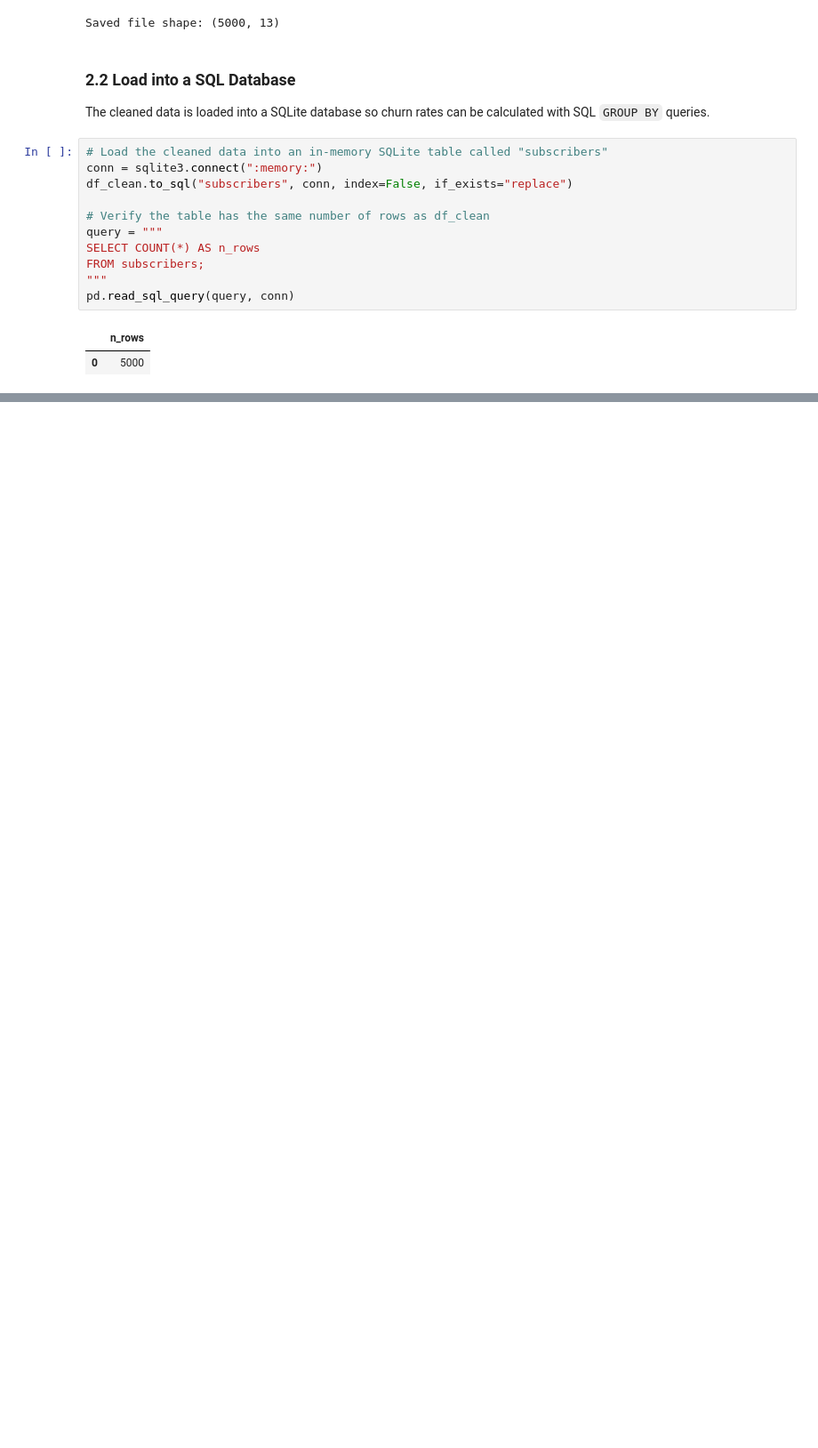
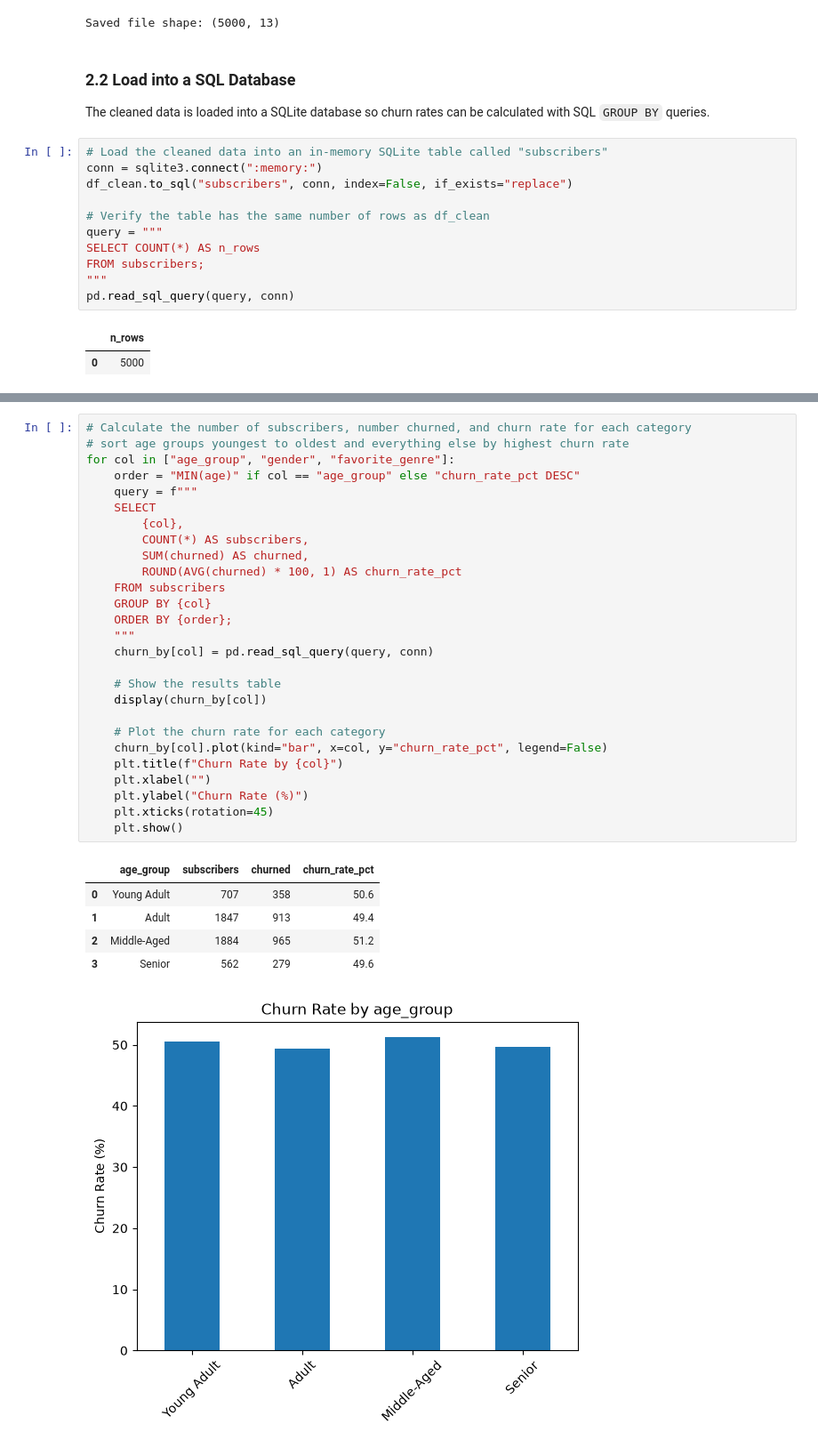
Before and after one commit to CS122-04-FA26/netflix-churn-analysis, a Jupyter notebook: notebooks/netflix_churn_analysis.ipynb, the cells around one changed output, grey strips where cells are left out. Shown at 89% size. Saved outputs shown, nothing was run; the diff lists cells and outputs as text; blank space fills up the shorter version.

```diff
--- a/notebooks/netflix_churn_analysis.ipynb
+++ b/notebooks/netflix_churn_analysis.ipynb
@@ -276,0 +436,34 @@ pd.read_sql_query(query, conn)
+# %%
+# Calculate the number of subscribers, number churned, and churn rate for each category
+# sort age groups youngest to oldest and everything else by highest churn rate
+for col in ["age_group", "gender", "favorite_genre"]:
+    order = "MIN(age)" if col == "age_group" else "churn_rate_pct DESC"
+    query = f"""
+    SELECT
+        {col},
+        COUNT(*) AS subscribers,
+        SUM(churned) AS churned,
+        ROUND(AVG(churned) * 100, 1) AS churn_rate_pct
+    FROM subscribers
+    GROUP BY {col}
+    ORDER BY {order};
+    """
+    churn_by[col] = pd.read_sql_query(query, conn)
+
+    # Show the results table
+    display(churn_by[col])
+
+    # Plot the churn rate for each category
+    churn_by[col].plot(kind="bar", x=col, y="churn_rate_pct", legend=False)
+    plt.title(f"Churn Rate by {col}")
+    plt.xlabel("")
+    plt.ylabel("Churn Rate (%)")
+    plt.xticks(rotation=45)
+    plt.show()
+# %% [output]
+|  | age_group | subscribers | churned | churn_rate_pct |
+| 0 | Young Adult | 707 | 358 | 50.6 |
+| 1 | Adult | 1847 | 913 | 49.4 |
+| 2 | Middle-Aged | 1884 | 965 | 51.2 |
+| 3 | Senior | 562 | 279 | 49.6 |
+[figure, added]
```
Also changed, not shown: parts of 22 cells of this notebook.
